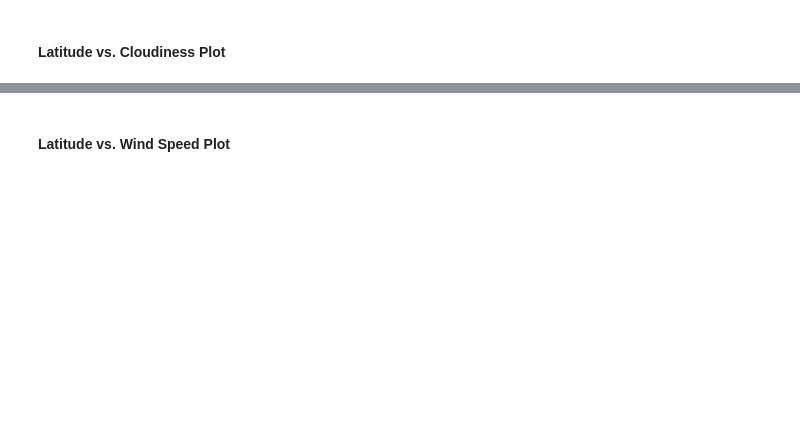
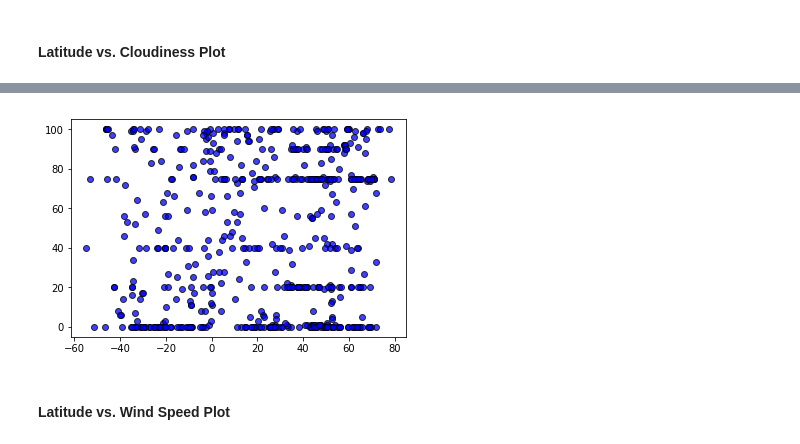
Before and after one commit to eschoon/My-Homework, a Jupyter notebook: WeatherPy.ipynb, the cells around one changed output, grey strips where cells are left out. Saved outputs shown, nothing was run; the diff lists cells and outputs as text; code cells hidden in the pictures; blank space fills up the shorter version.

```diff
--- a/WeatherPy.ipynb
+++ b/WeatherPy.ipynb
@@ -167,12 +199,13 @@ plt.show()
 # %%
-plt.scatter(weather_data[Latitude], weather_data[Humidity], marker = "o", facecolors = "blue", edgecolors = "black",
-s = lat, alpha = 0.75)
+plt.scatter(weather_data["Latitude"], weather_data["Cloud"], marker = "o", facecolors = "blue", edgecolors = "black",
+ alpha = 0.75)
 
-plt.title = "City Latitude vs. Wind Speed"
+plt.title = "City Latitude vs. Cloudness"
 plt.xlabel ="Latitude"
-plt.ylabel = "Wind Speed (mph)"
-plt.ylimit(0,32)
-plt.xlimit(-60, 90)
+plt.ylabel = "Cloudiness (%)"
+plt.savefig("Lat_vs_cloudiness.png")
 plt.show()
+# %% [output]
+[figure, added]
 # %% [markdown]
 #### Latitude vs. Wind Speed Plot
```
Also changed, not shown: parts of 15 cells of this notebook.
